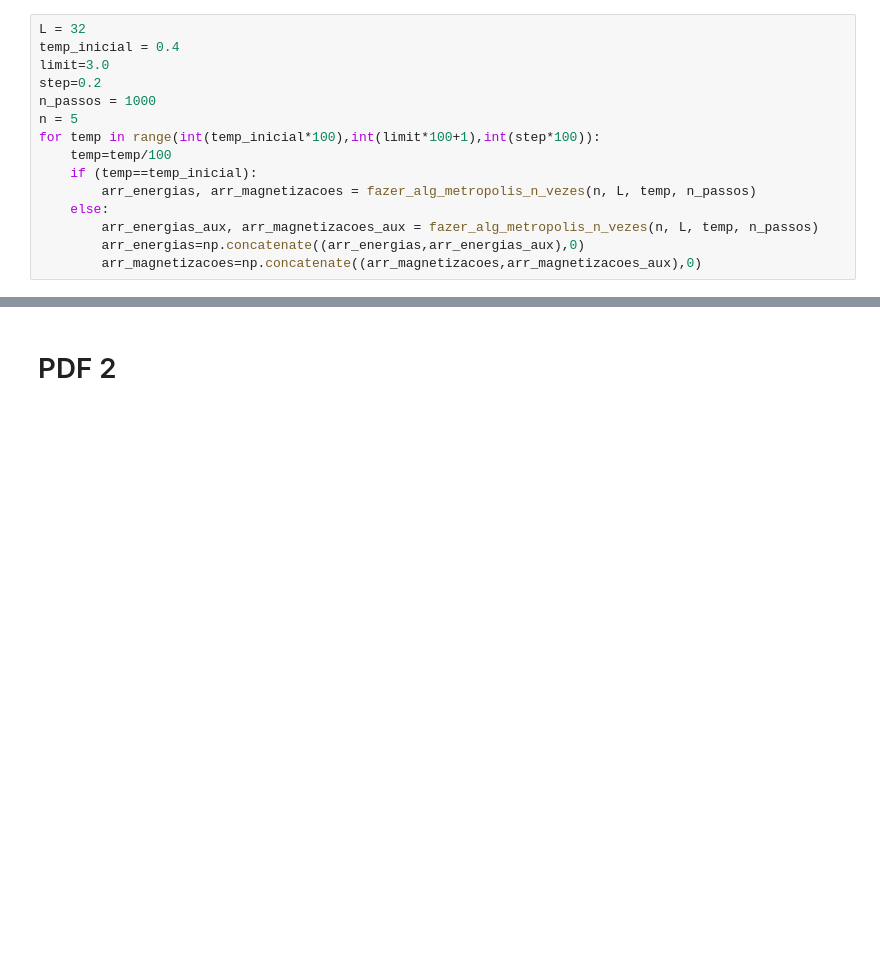
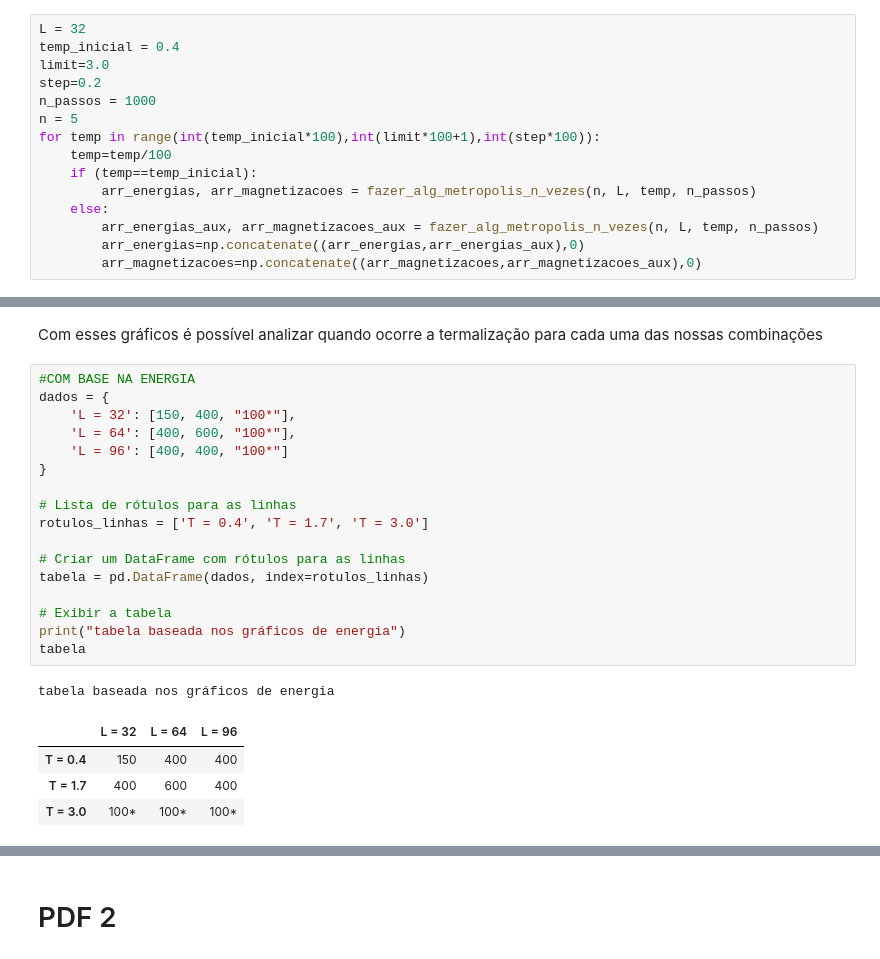
Before and after one commit to gabrielliman/Ising-Model, a Jupyter notebook: IFC_IsingModel.ipynb, the cells around one changed output, grey strips where cells are left out. Saved outputs shown, nothing was run; the diff lists cells and outputs as text; blank space fills up the shorter version.

```diff
--- a/IFC_IsingModel.ipynb
+++ b/IFC_IsingModel.ipynb
@@ -203,0 +244,25 @@ for i in range(0,arr_energias.shape[0],n):
+# %% [markdown]
+Com esses gráficos é possível analizar quando ocorre a termalização para cada uma das nossas combinações
+# %%
+#COM BASE NA ENERGIA
+dados = {
+    'L = 32': [150, 400, "100*"],
+    'L = 64': [400, 600, "100*"],
+    'L = 96': [400, 400, "100*"]
+}
+
+# Lista de rótulos para as linhas
+rotulos_linhas = ['T = 0.4', 'T = 1.7', 'T = 3.0']
+
+# Criar um DataFrame com rótulos para as linhas
+tabela = pd.DataFrame(dados, index=rotulos_linhas)
+
+# Exibir a tabela
+print("tabela baseada nos gráficos de energia")
+tabela
+# %% [output]
+tabela baseada nos gráficos de energia
+|  | L = 32 | L = 64 | L = 96 |
+| T = 0.4 | 150 | 400 | 400 |
+| T = 1.7 | 400 | 600 | 400 |
+| T = 3.0 | 100* | 100* | 100* |
```
Also changed, not shown: parts of 20 cells of this notebook, 1 other file.
